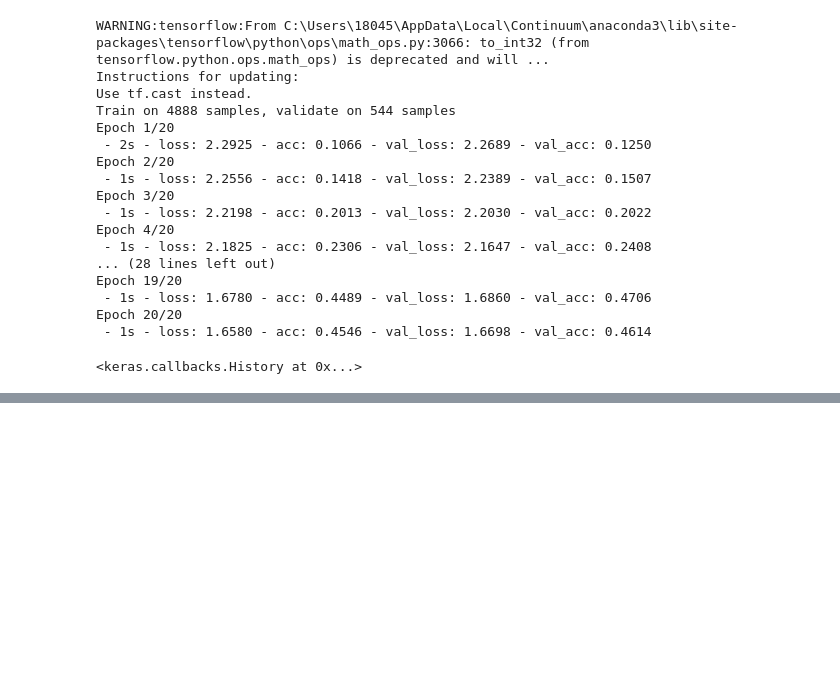
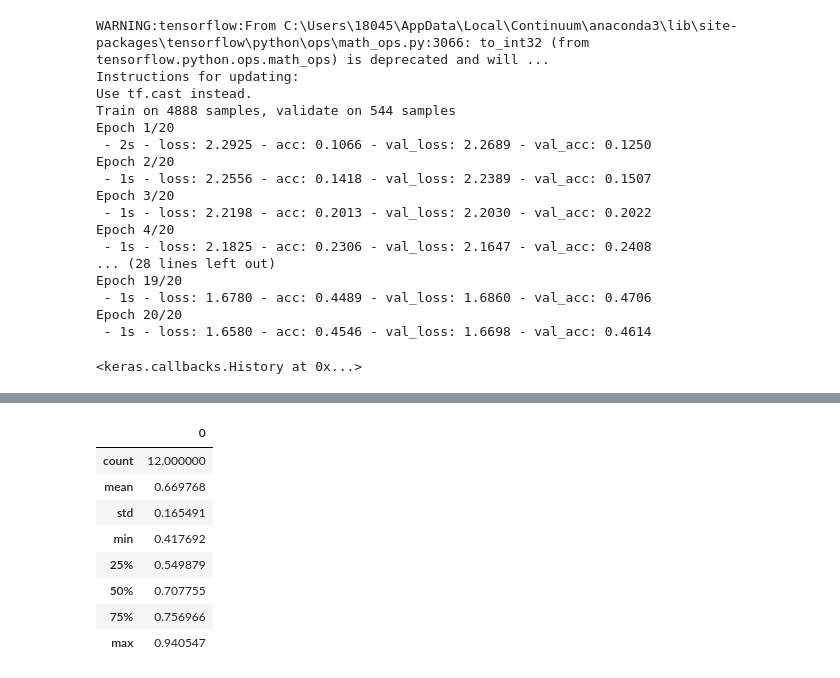
Before and after one commit to Adoz112/Machine-Learning, a Jupyter notebook: Machine Learning Project.ipynb, the cells around one changed output, grey strips where cells are left out. Saved outputs shown, nothing was run; the diff lists cells and outputs as text; code cells hidden in the pictures; blank space fills up the shorter version.

```diff
--- a/Machine Learning Project.ipynb
+++ b/Machine Learning Project.ipynb
@@ -255,0 +305,12 @@ Epoch 20/20
+# %%
+df_3.describe()
+# %% [output]
+|  | 0 |
+| count | 12.000000 |
+| mean | 0.669768 |
+| std | 0.165491 |
+| min | 0.417692 |
+| 25% | 0.549879 |
+| 50% | 0.707755 |
+| 75% | 0.756966 |
+| max | 0.940547 |
```
Also changed, not shown: parts of 13 cells of this notebook.
